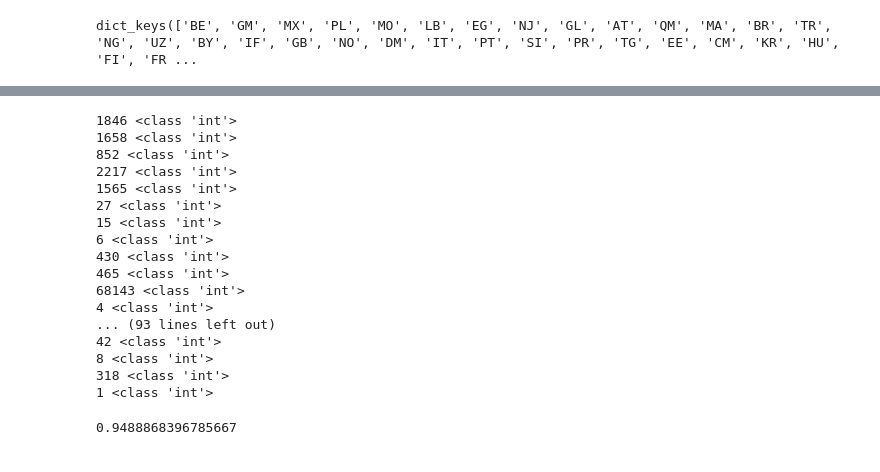
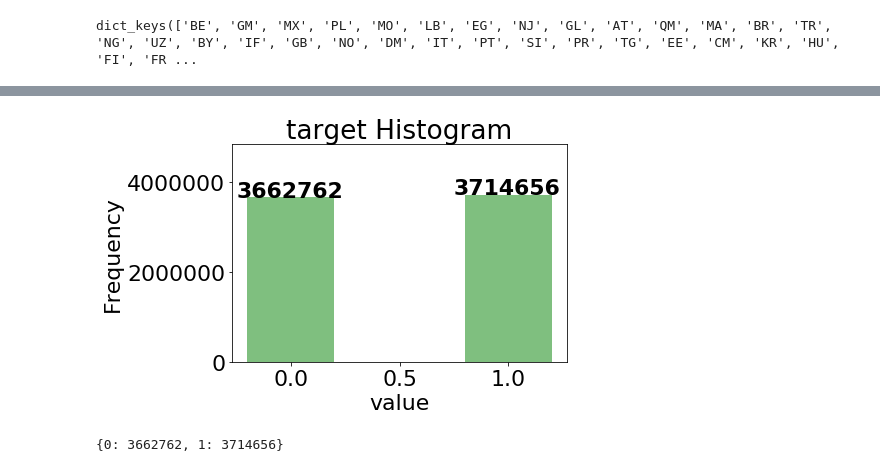
Before and after one commit to Light0617/WSDM, a Jupyter notebook: src/data_analysis.ipynb, the cells around one changed output, grey strips where cells are left out. Saved outputs shown, nothing was run; the diff lists cells and outputs as text; code cells hidden in the pictures.

```diff
--- a/src/data_analysis.ipynb
+++ b/src/data_analysis.ipynb
@@ -113,10 +113,14 @@ def plot_bar(data, name):
 
 def plot_one_bar(data, name):
     plt.bar(list(data.keys()), data.values(),\
-            color='g', alpha=0.5)
-    plt.title("%s Year Histogram" % (name))
-    plt.xlabel("Year_code")
+            width = .4, color='g', alpha=0.5)
+    plt.title("%s Histogram" % (name))
+    plt.xlabel('value')
     plt.ylabel("Frequency")
+    plt.ylim(0, max(data.values()) * 1.3)
+    for key in data:
+        val = data[key]
+        plt.text(key - .25, val - 2, str(val), color='black', fontweight='bold')
     plt.show()
 # %%
 def output_song_info():
@@ -214,28 +206,13 @@ BK <class 'str'>
-# %%
-for k in list(song_country['train'].values()):
-    print (k, type(k))
-# %% [output]
-1846 <class 'int'>
-1658 <class 'int'>
-852 <class 'int'>
-2217 <class 'int'>
-1565 <class 'int'>
-27 <class 'int'>
-15 <class 'int'>
-6 <class 'int'>
-430 <class 'int'>
-465 <class 'int'>
-68143 <class 'int'>
-4 <class 'int'>
-... (93 lines left out)
-42 <class 'int'>
-8 <class 'int'>
-318 <class 'int'>
-1 <class 'int'>
 # %%
 a1 = 0.03 * 0.98**2
 a2 = 0.97 * 0.04**2
-# %%
-a1/ (a1 + a2)
-# %% [output]
-0.9488868396785667
+# %%
+targets = get_dict(train, 'target')
+# %%
+plot_one_bar(targets, 'target')
+# %% [output]
+[figure, added]
+# %%
+print targets
+# %% [output]
+{0: 3662762, 1: 3714656}
```
Also changed, not shown: parts of 4 cells of this notebook, 15 other files.
